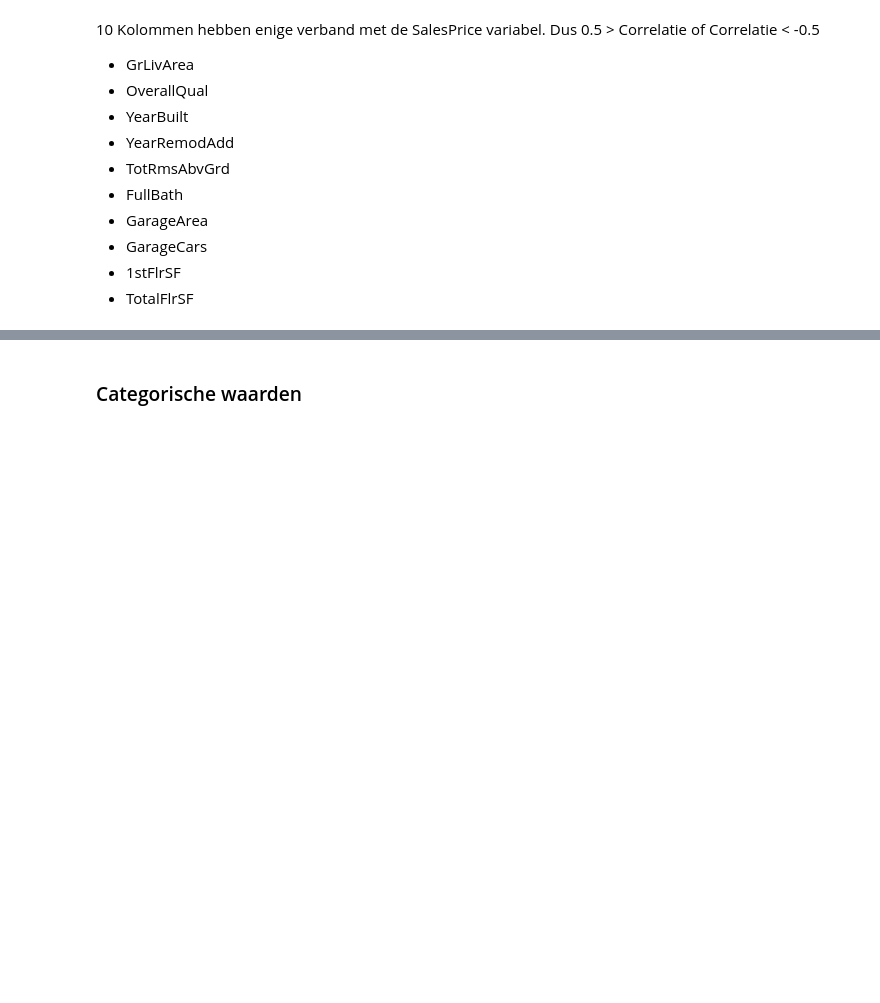
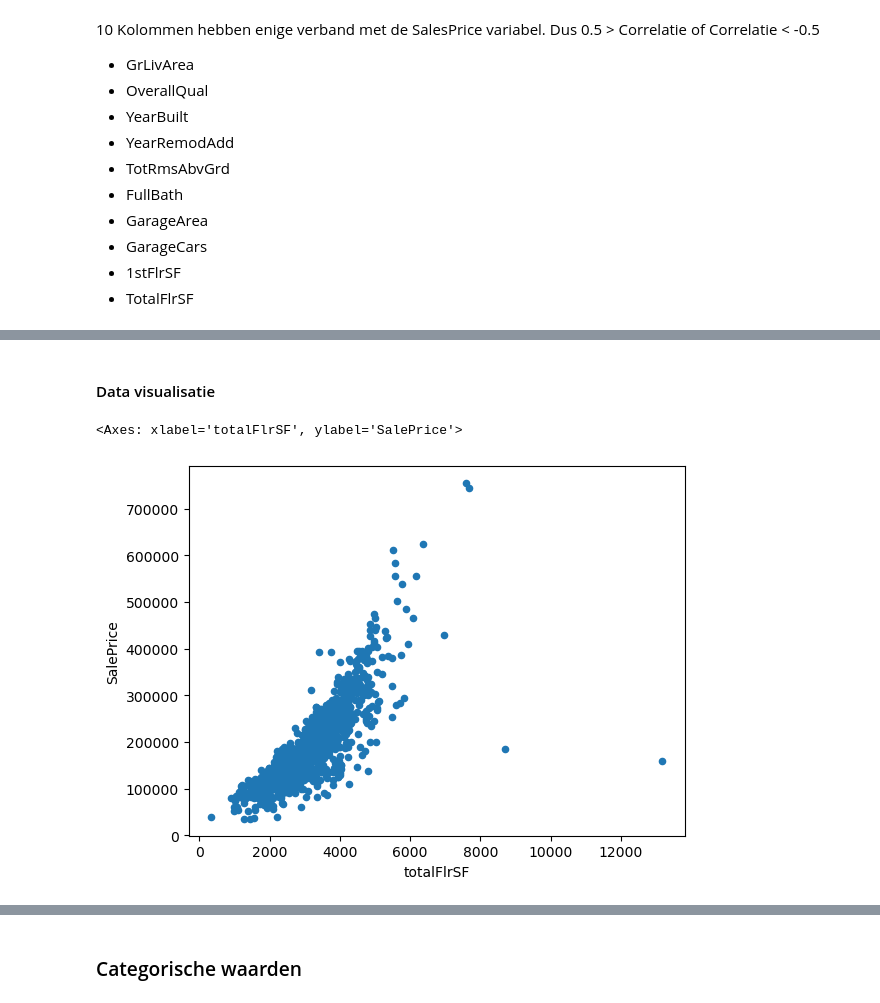
Before and after one commit to geoduin/HousePricePredictor, a Jupyter notebook: data_science_challenge.ipynb, the cells around one changed output, grey strips where cells are left out. Drawn from its saved outputs; the diff is of its cells as text; code cells hidden in the pictures; blank space fills up the shorter version.

Commit message:
Met visualisatie

```diff
--- a/data_science_challenge.ipynb
+++ b/data_science_challenge.ipynb
@@ -281,3 +281,13 @@ numeric_correlation.corr().style.background_gradient(cmap="coolwarm")
 | 1stFlrSF | 0.566024 | 0.476224 | 0.281986 | 0.240379 | 0.409516 | 0.380637 | 0.489782 | 0.439317 | ... |
 | totalFlrSF | 0.854073 | 0.698060 | 0.404367 | 0.376773 | 0.651864 | 0.583990 | 0.706246 | 0.656605 | ... |
 | SalePrice | 0.708624 | 0.790982 | 0.522897 | 0.507101 | 0.533723 | 0.560664 | 0.623431 | 0.640409 | ... |
+# %% [markdown]
+#### Data visualisatie
+# %%
+import matplotlib.pyplot as plt
+relevant_data = train_data[correlated_numeric_columns]
+
+relevant_data.plot.scatter("totalFlrSF", "SalePrice")
+# %% [output]
+<Axes: xlabel='totalFlrSF', ylabel='SalePrice'>
+[figure, added]
```
Also changed, not shown: parts of 12 cells of this notebook.
